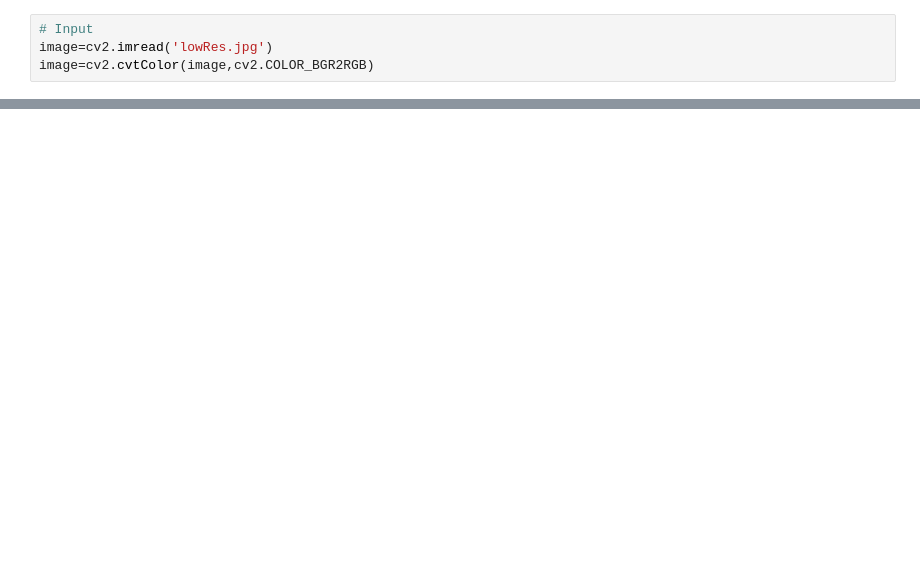
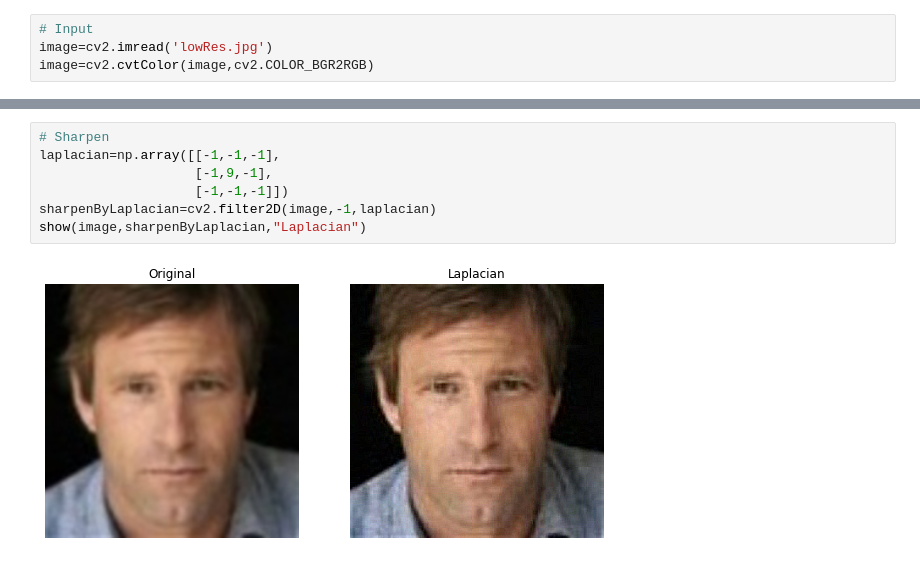
Before and after one commit to Roland-Wen/Image-Enhancement, a Jupyter notebook: Unblur.ipynb, the cells around one changed output, grey strips where cells are left out. Saved outputs shown, nothing was run; the diff lists cells and outputs as text; blank space fills up the shorter version.

```diff
--- a/Unblur.ipynb
+++ b/Unblur.ipynb
@@ -43,0 +29,9 @@ show(image,newImage)
+# %%
+# Sharpen
+laplacian=np.array([[-1,-1,-1],
+                    [-1,9,-1],
+                    [-1,-1,-1]])
+sharpenByLaplacian=cv2.filter2D(image,-1,laplacian)
+show(image,sharpenByLaplacian,"Laplacian")
+# %% [output]
+[figure, added]
```
Also changed, not shown: parts of 4 cells of this notebook.
